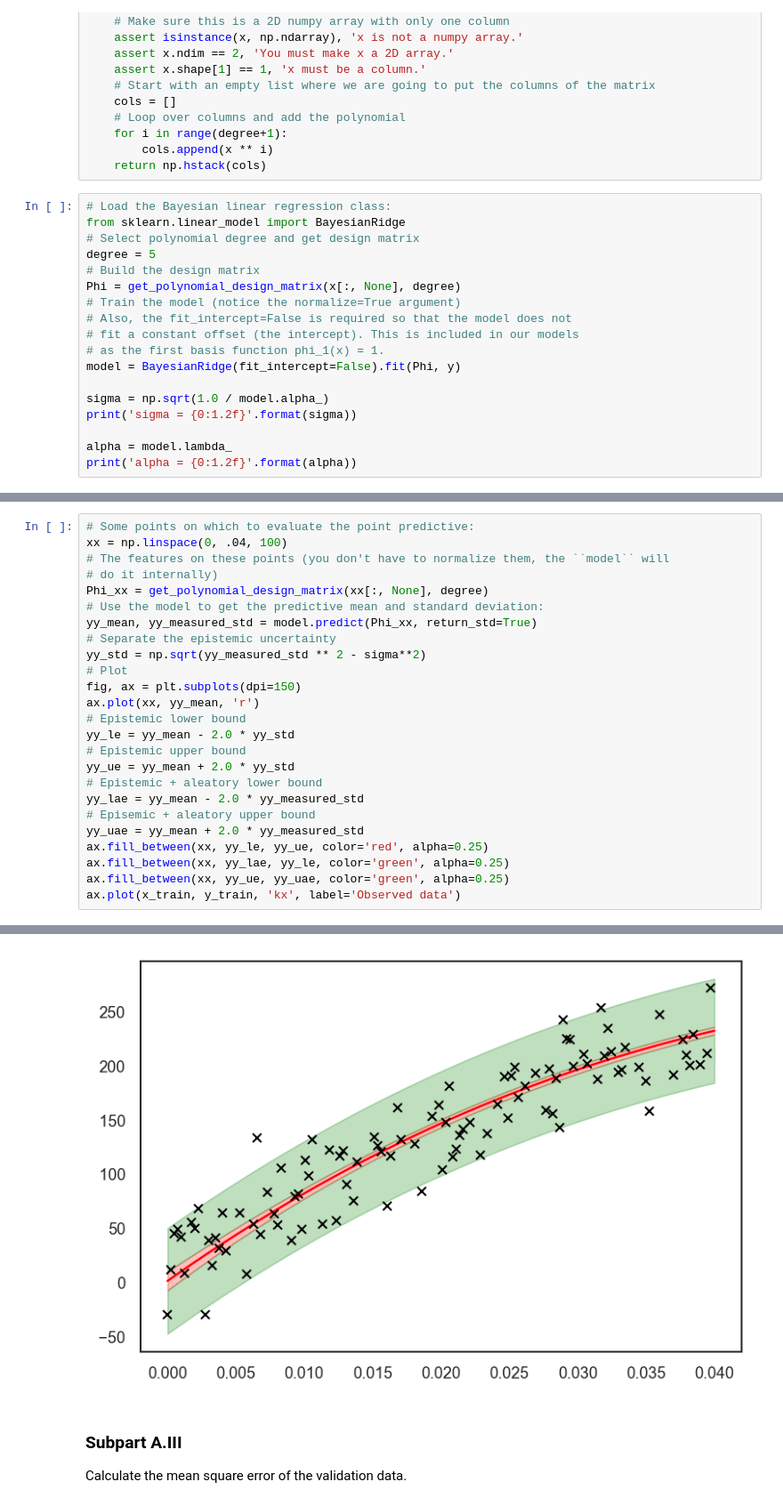
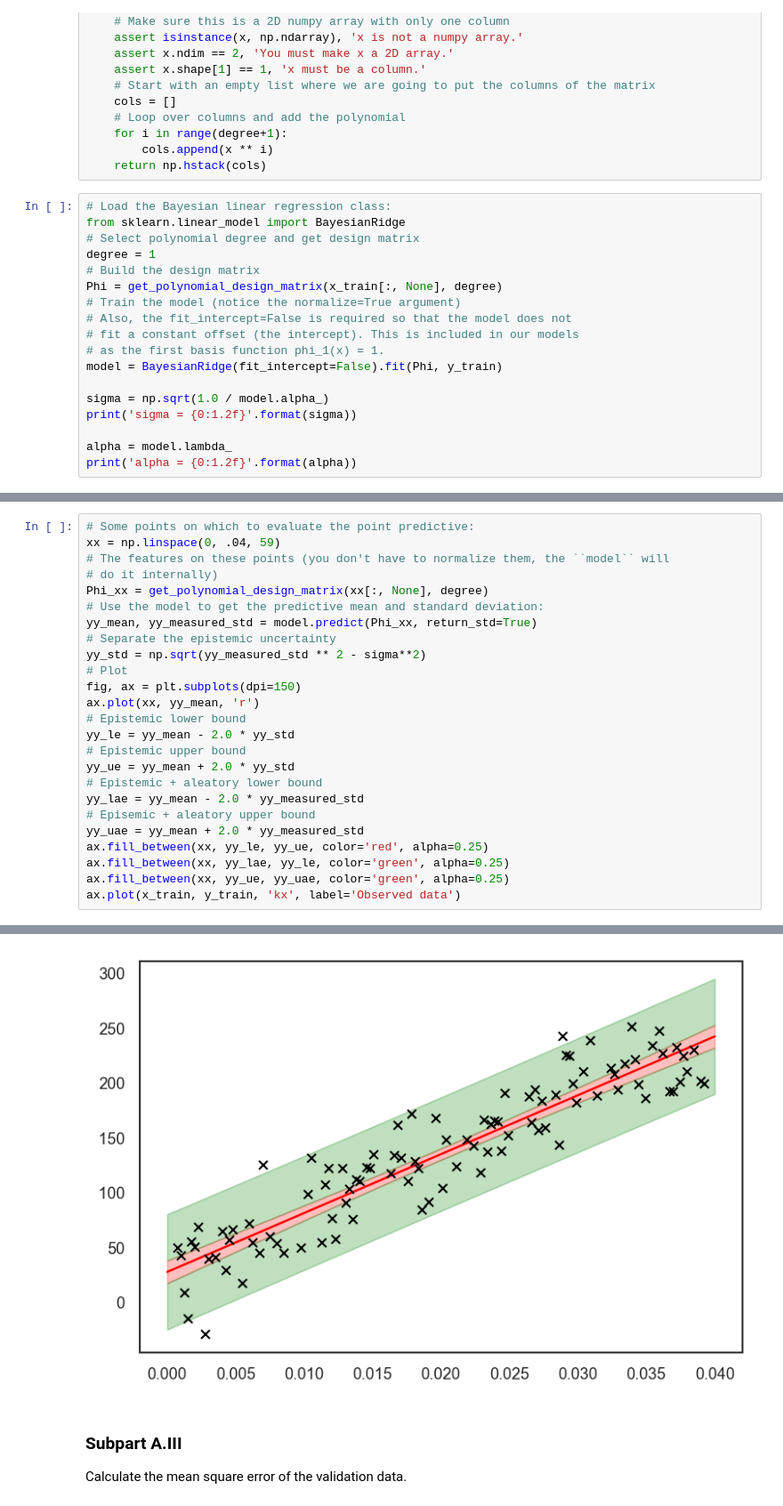
Before and after one commit to isaacdbowser/data-analytics-se, a Jupyter notebook: homework/homework_05.ipynb, the cells around one changed output, grey strips where cells are left out. Shown: that part at 89% size. Saved outputs shown, nothing was run; the diff lists cells and outputs as text.

```diff
--- a/homework/homework_05.ipynb
+++ b/homework/homework_05.ipynb
@@ -166,14 +167,14 @@ def get_polynomial_design_matrix(x, degree):
 # Load the Bayesian linear regression class:
 from sklearn.linear_model import BayesianRidge
 # Select polynomial degree and get design matrix
-degree = 5
+degree = 1
 # Build the design matrix
-Phi = get_polynomial_design_matrix(x[:, None], degree)
+Phi = get_polynomial_design_matrix(x_train[:, None], degree)
 # Train the model (notice the normalize=True argument)
 # Also, the fit_intercept=False is required so that the model does not
 # fit a constant offset (the intercept). This is included in our models
 # as the first basis function phi_1(x) = 1.
-model = BayesianRidge(fit_intercept=False).fit(Phi, y)
+model = BayesianRidge(fit_intercept=False).fit(Phi, y_train)
 
 sigma = np.sqrt(1.0 / model.alpha_)
 print('sigma = {0:1.2f}'.format(sigma))
@@ -185,32 +186,32 @@ sigma = 23.98
 alpha = 0.00
 # %%
 # Some points on which to evaluate the point predictive:
-xx = np.linspace(0, .04, 100)
+xx = np.linspace(0, .04, 59)
 # The features on these points (you don't have to normalize them, the ``model`` will
 # do it internally)
 Phi_xx = get_polynomial_design_matrix(xx[:, None], degree)
 # Use the model to get the predictive mean and standard deviation:
 yy_mean, yy_measured_std = model.predict(Phi_xx, return_std=True)
 # Separate the epistemic uncertainty
 yy_std = np.sqrt(yy_measured_std ** 2 - sigma**2)
 # Plot
 fig, ax = plt.subplots(dpi=150)
 ax.plot(xx, yy_mean, 'r')
 # Epistemic lower bound
 yy_le = yy_mean - 2.0 * yy_std
 # Epistemic upper bound
 yy_ue = yy_mean + 2.0 * yy_std
 # Epistemic + aleatory lower bound
 yy_lae = yy_mean - 2.0 * yy_measured_std
 # Episemic + aleatory upper bound
 yy_uae = yy_mean + 2.0 * yy_measured_std
 ax.fill_between(xx, yy_le, yy_ue, color='red', alpha=0.25)
 ax.fill_between(xx, yy_lae, yy_le, color='green', alpha=0.25)
 ax.fill_between(xx, yy_ue, yy_uae, color='green', alpha=0.25)
 ax.plot(x_train, y_train, 'kx', label='Observed data')
 # %% [output]
 [<matplotlib.lines.Line2D at 0x...>]
-[figure, old version]
+[figure, new version]
 # %% [markdown]
 ### Subpart A.III
 Calculate the mean square error of the validation data.
```
Also changed, not shown: parts of 24 cells of this notebook, 4 other files.
